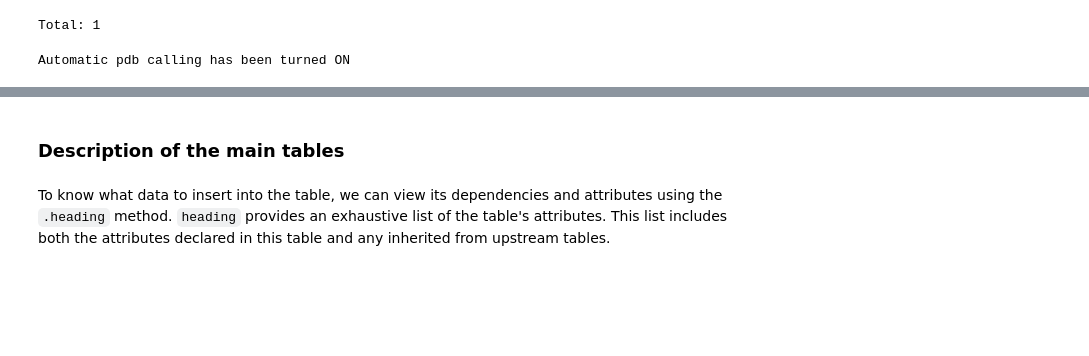
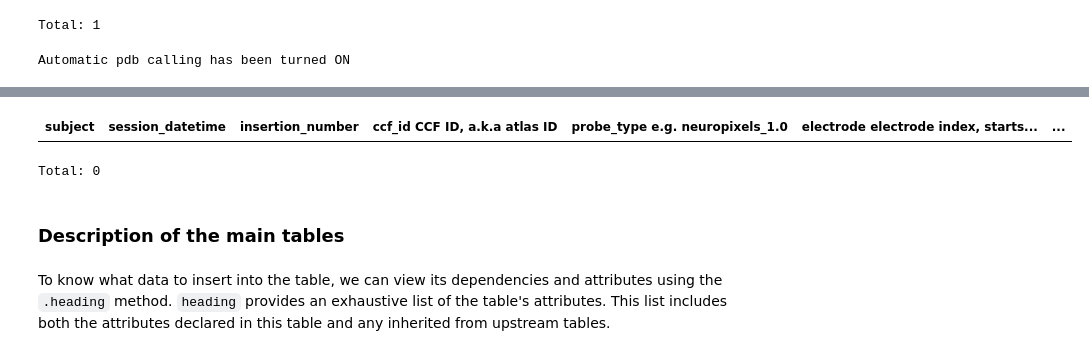
Before and after one commit to isabella232/element-electrode-localization, a Jupyter notebook: notebooks/tutorial.ipynb, the cells around one changed output, grey strips where cells are left out. Cells and saved outputs as stored; diff of their text form; code cells hidden in the pictures; blank space fills up the shorter version.

Commit message:
Debug KeyError in ElectrodePosition

```diff
--- a/notebooks/tutorial.ipynb
+++ b/notebooks/tutorial.ipynb
@@ -251,3 +232,8 @@ KeyError: (16.0, 0.0)
+# %%
+electrode_localization.ElectrodePosition.Electrode()
+# %% [output]
+| subject | session_datetime | insertion_number | ccf_id CCF ID, a.k.a atlas ID | probe_type e.g. neuropixels_1.0 | electrode electrode index, starts... | ... |
+Total: 0
 # %%
 ccf.CCF.fetch1("KEY")
 # %%
```
Also changed, not shown: parts of 3 cells of this notebook, 1 other file.
